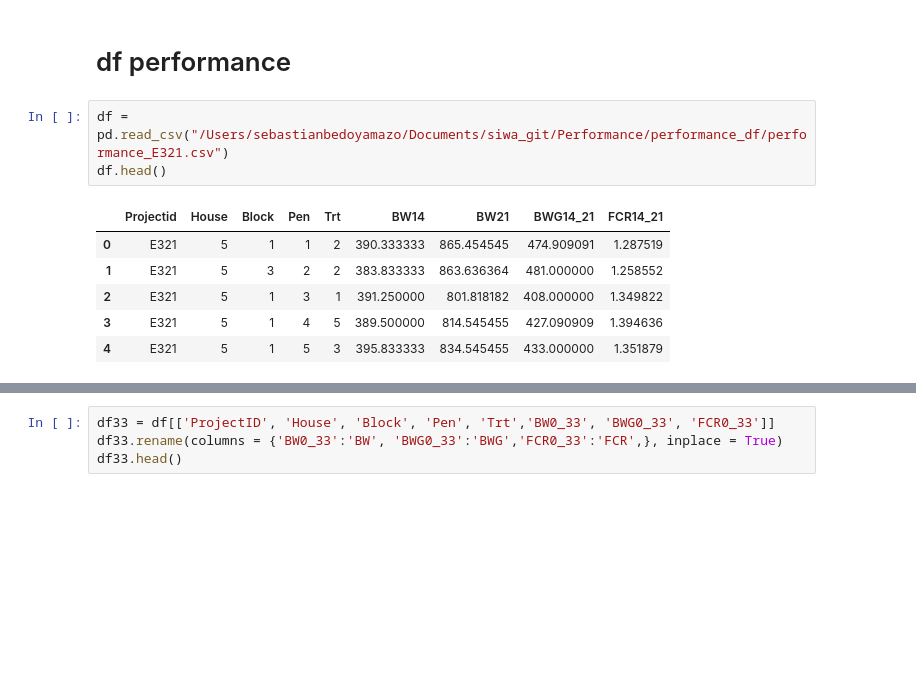
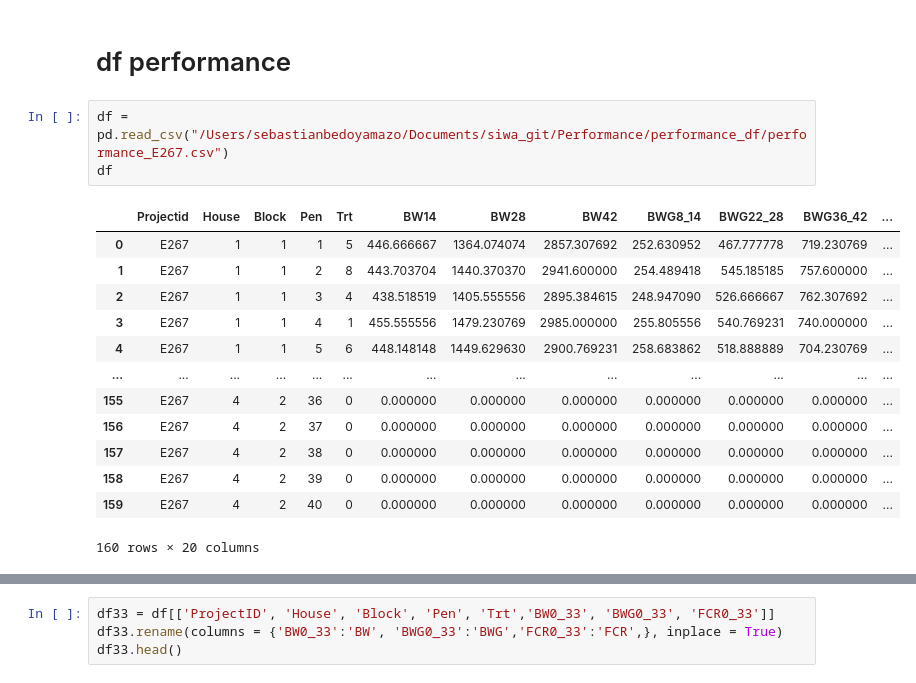
Before and after one commit to SIWAproject/Performance, a Jupyter notebook: correlation/Python/phyloseq_data_created_correlation.ipynb, the cells around one changed output, grey strips where cells are left out. Saved outputs shown, nothing was run; the diff lists cells and outputs as text; blank space fills up the shorter version.

```diff
--- a/correlation/Python/phyloseq_data_created_correlation.ipynb
+++ b/correlation/Python/phyloseq_data_created_correlation.ipynb
@@ -59,15 +59,22 @@ redshift_metadata = sa.MetaData(bind=session.bind)
 # %% [markdown]
 # df performance
 # %%
-df = pd.read_csv("/Users/sebastianbedoyamazo/Documents/siwa_git/Performance/performance_df/performance_E321.csv")
-df.head()
+df = pd.read_csv("/Users/sebastianbedoyamazo/Documents/siwa_git/Performance/performance_df/performance_E267.csv")
+df
 # %% [output]
-|  | Projectid | House | Block | Pen | Trt | BW14 | BW21 | BWG14_21 | FCR14_21 |
-| 0 | E321 | 5 | 1 | 1 | 2 | 390.333333 | 865.454545 | 474.909091 | 1.287519 |
-| 1 | E321 | 5 | 3 | 2 | 2 | 383.833333 | 863.636364 | 481.000000 | 1.258552 |
-| 2 | E321 | 5 | 1 | 3 | 1 | 391.250000 | 801.818182 | 408.000000 | 1.349822 |
-| 3 | E321 | 5 | 1 | 4 | 5 | 389.500000 | 814.545455 | 427.090909 | 1.394636 |
-| 4 | E321 | 5 | 1 | 5 | 3 | 395.833333 | 834.545455 | 433.000000 | 1.351879 |
+|  | Projectid | House | Block | Pen | Trt | BW14 | BW28 | BW42 | BWG8_14 | BWG22_28 | BWG36_42 | ... |
+| 0 | E267 | 1 | 1 | 1 | 5 | 446.666667 | 1364.074074 | 2857.307692 | 252.630952 | 467.777778 | 719.230769 | ... |
+| 1 | E267 | 1 | 1 | 2 | 8 | 443.703704 | 1440.370370 | 2941.600000 | 254.489418 | 545.185185 | 757.600000 | ... |
+| 2 | E267 | 1 | 1 | 3 | 4 | 438.518519 | 1405.555556 | 2895.384615 | 248.947090 | 526.666667 | 762.307692 | ... |
+| 3 | E267 | 1 | 1 | 4 | 1 | 455.555556 | 1479.230769 | 2985.000000 | 255.805556 | 540.769231 | 740.000000 | ... |
+| 4 | E267 | 1 | 1 | 5 | 6 | 448.148148 | 1449.629630 | 2900.769231 | 258.683862 | 518.888889 | 704.230769 | ... |
+| ... | ... | ... | ... | ... | ... | ... | ... | ... | ... | ... | ... | ... |
+| 155 | E267 | 4 | 2 | 36 | 0 | 0.000000 | 0.000000 | 0.000000 | 0.000000 | 0.000000 | 0.000000 | ... |
+| 156 | E267 | 4 | 2 | 37 | 0 | 0.000000 | 0.000000 | 0.000000 | 0.000000 | 0.000000 | 0.000000 | ... |
+| 157 | E267 | 4 | 2 | 38 | 0 | 0.000000 | 0.000000 | 0.000000 | 0.000000 | 0.000000 | 0.000000 | ... |
+| 158 | E267 | 4 | 2 | 39 | 0 | 0.000000 | 0.000000 | 0.000000 | 0.000000 | 0.000000 | 0.000000 | ... |
+| 159 | E267 | 4 | 2 | 40 | 0 | 0.000000 | 0.000000 | 0.000000 | 0.000000 | 0.000000 | 0.000000 | ... |
+160 rows × 20 columns
 # %%
 #df.rename(columns = {'House':'house', 'Pen':'pen', 'Projectid':'projectid'}, inplace = True)
 #df_pilot['house'] = df_pilot['house'].replace('[^0-9\.]', '', regex=True)
```
Also changed, not shown: parts of 48 cells of this notebook, 1 other file.
